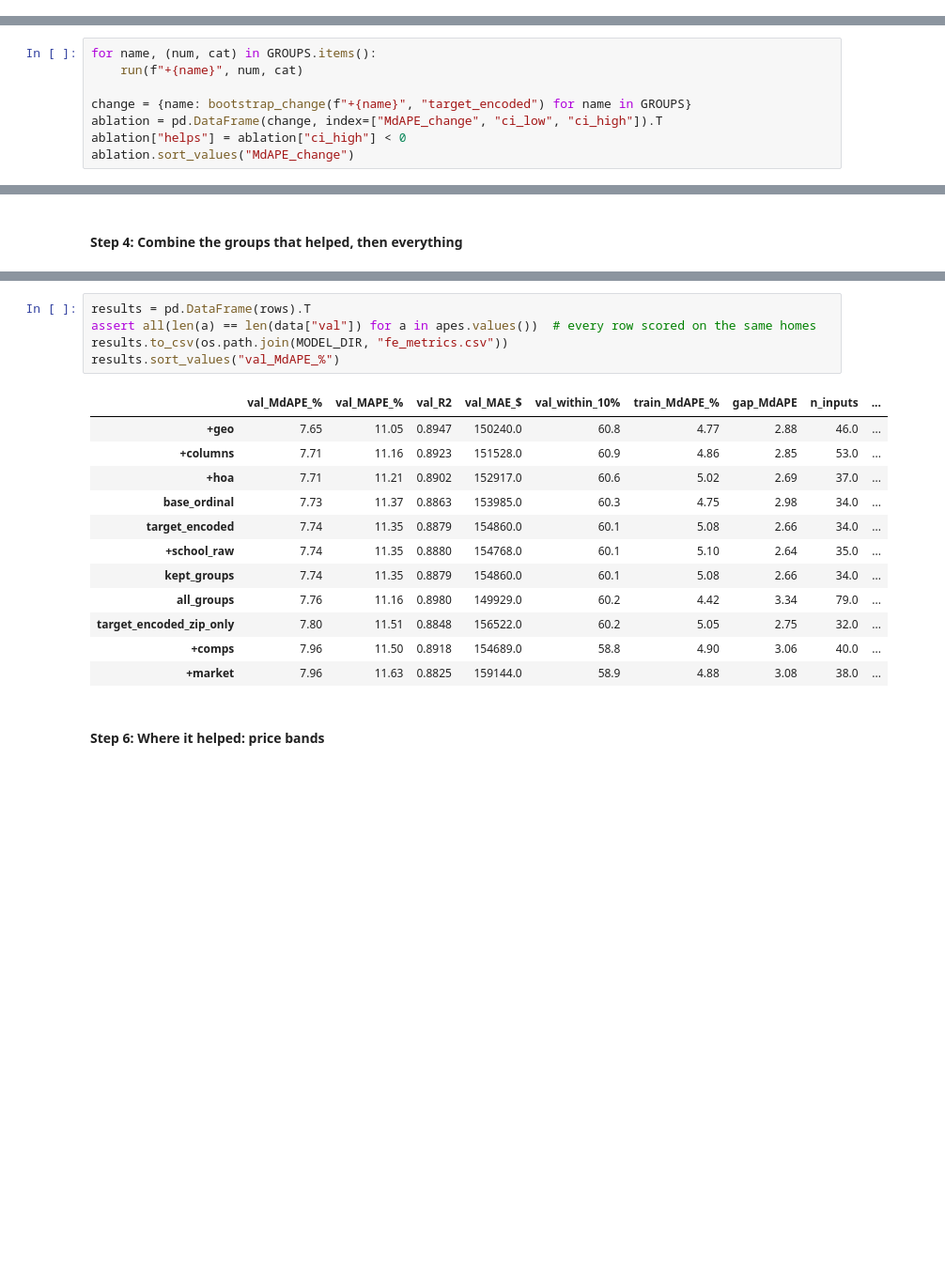
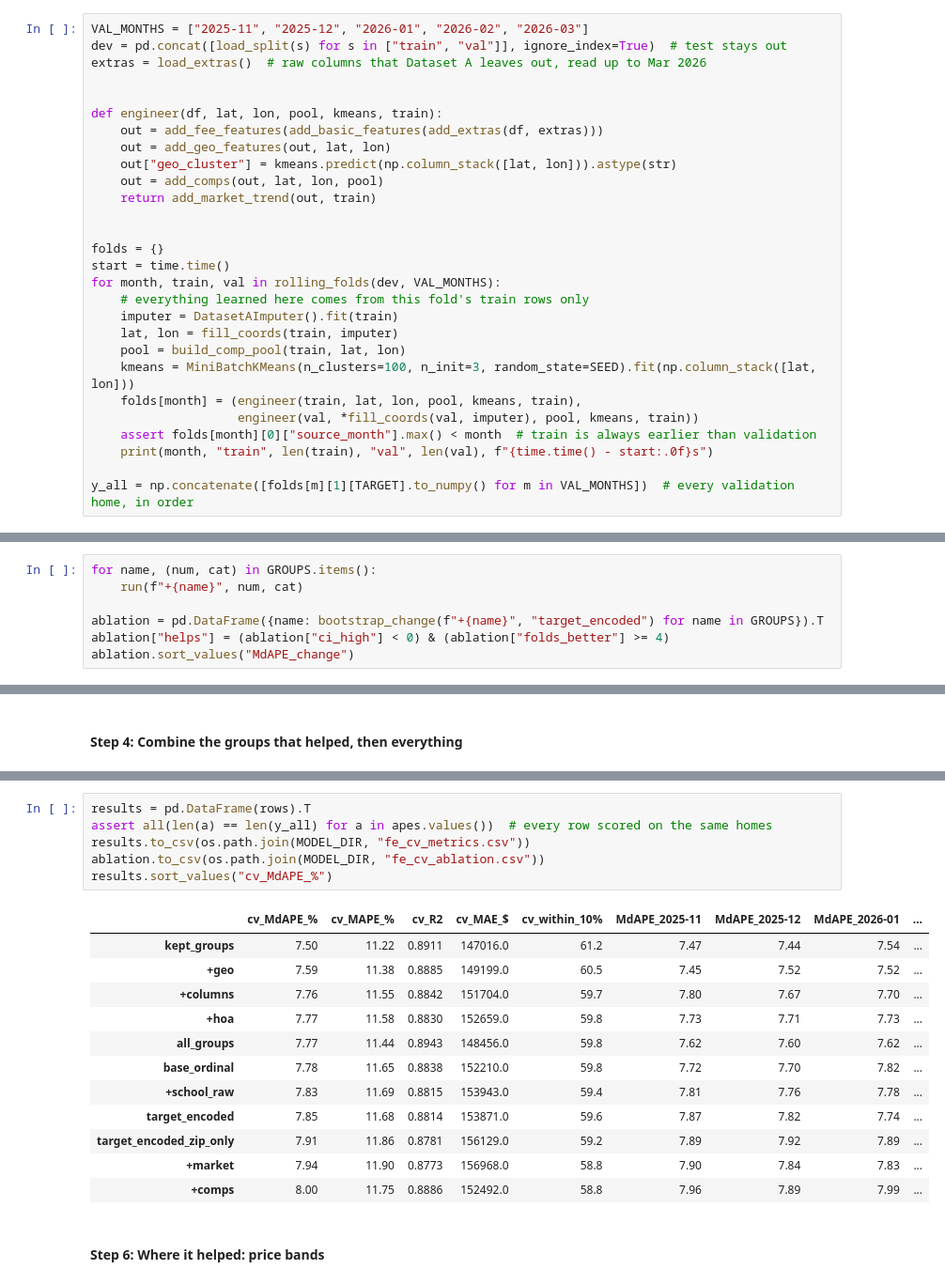
Before and after one commit to eemilycchen/IDX-Exchange-Data-Science, a Jupyter notebook: 05_feature_engineering.ipynb, the cells around one changed output, grey strips where cells are left out. Shown at 94% size. Saved outputs shown, nothing was run; the diff lists cells and outputs as text; blank space fills up the shorter version.

```diff
--- a/05_feature_engineering.ipynb
+++ b/05_feature_engineering.ipynb
@@ -64,0 +44,28 @@ print(f"{time.time() - start:.0f}s", {s: d.shape for s, d in data.items()})
+# %%
+VAL_MONTHS = ["2025-11", "2025-12", "2026-01", "2026-02", "2026-03"]
+dev = pd.concat([load_split(s) for s in ["train", "val"]], ignore_index=True)  # test stays out
+extras = load_extras()  # raw columns that Dataset A leaves out, read up to Mar 2026
+
+
+def engineer(df, lat, lon, pool, kmeans, train):
+    out = add_fee_features(add_basic_features(add_extras(df, extras)))
+    out = add_geo_features(out, lat, lon)
+    out["geo_cluster"] = kmeans.predict(np.column_stack([lat, lon])).astype(str)
+    out = add_comps(out, lat, lon, pool)
+    return add_market_trend(out, train)
+
+
+folds = {}
+start = time.time()
+for month, train, val in rolling_folds(dev, VAL_MONTHS):
+    # everything learned here comes from this fold's train rows only
+    imputer = DatasetAImputer().fit(train)
+    lat, lon = fill_coords(train, imputer)
+    pool = build_comp_pool(train, lat, lon)
+    kmeans = MiniBatchKMeans(n_clusters=100, n_init=3, random_state=SEED).fit(np.column_stack([lat, lon]))
+    folds[month] = (engineer(train, lat, lon, pool, kmeans, train),
+                    engineer(val, *fill_coords(val, imputer), pool, kmeans, train))
+    assert folds[month][0]["source_month"].max() < month  # train is always earlier than validation
+    print(month, "train", len(train), "val", len(val), f"{time.time() - start:.0f}s")
+
+y_all = np.concatenate([folds[m][1][TARGET].to_numpy() for m in VAL_MONTHS])  # every validation home, in order
@@ -148,8 +177,7 @@ Each group is added to `target_encoded`, so all the new categoricals can be targ
 for name, (num, cat) in GROUPS.items():
     run(f"+{name}", num, cat)
 
-change = {name: bootstrap_change(f"+{name}", "target_encoded") for name in GROUPS}
-ablation = pd.DataFrame(change, index=["MdAPE_change", "ci_low", "ci_high"]).T
-ablation["helps"] = ablation["ci_high"] < 0
+ablation = pd.DataFrame({name: bootstrap_change(f"+{name}", "target_encoded") for name in GROUPS}).T
+ablation["helps"] = (ablation["ci_high"] < 0) & (ablation["folds_better"] >= 4)
 ablation.sort_values("MdAPE_change")
 # %% [output]
@@ -192,21 +217,22 @@ Validation only, same 11,412 homes on every row. `school_raw` is a stand-in: the
 # %%
 results = pd.DataFrame(rows).T
-assert all(len(a) == len(data["val"]) for a in apes.values())  # every row scored on the same homes
-results.to_csv(os.path.join(MODEL_DIR, "fe_metrics.csv"))
-results.sort_values("val_MdAPE_%")
+assert all(len(a) == len(y_all) for a in apes.values())  # every row scored on the same homes
+results.to_csv(os.path.join(MODEL_DIR, "fe_cv_metrics.csv"))
+ablation.to_csv(os.path.join(MODEL_DIR, "fe_cv_ablation.csv"))
+results.sort_values("cv_MdAPE_%")
 # %% [output]
-|  | val_MdAPE_% | val_MAPE_% | val_R2 | val_MAE_$ | val_within_10% | train_MdAPE_% | gap_MdAPE | n_inputs | ... |
-| +geo | 7.65 | 11.05 | 0.8947 | 150240.0 | 60.8 | 4.77 | 2.88 | 46.0 | ... |
-| +columns | 7.71 | 11.16 | 0.8923 | 151528.0 | 60.9 | 4.86 | 2.85 | 53.0 | ... |
-| +hoa | 7.71 | 11.21 | 0.8902 | 152917.0 | 60.6 | 5.02 | 2.69 | 37.0 | ... |
-| base_ordinal | 7.73 | 11.37 | 0.8863 | 153985.0 | 60.3 | 4.75 | 2.98 | 34.0 | ... |
-| target_encoded | 7.74 | 11.35 | 0.8879 | 154860.0 | 60.1 | 5.08 | 2.66 | 34.0 | ... |
-| +school_raw | 7.74 | 11.35 | 0.8880 | 154768.0 | 60.1 | 5.10 | 2.64 | 35.0 | ... |
-| kept_groups | 7.74 | 11.35 | 0.8879 | 154860.0 | 60.1 | 5.08 | 2.66 | 34.0 | ... |
-| all_groups | 7.76 | 11.16 | 0.8980 | 149929.0 | 60.2 | 4.42 | 3.34 | 79.0 | ... |
-| target_encoded_zip_only | 7.80 | 11.51 | 0.8848 | 156522.0 | 60.2 | 5.05 | 2.75 | 32.0 | ... |
-| +comps | 7.96 | 11.50 | 0.8918 | 154689.0 | 58.8 | 4.90 | 3.06 | 40.0 | ... |
-| +market | 7.96 | 11.63 | 0.8825 | 159144.0 | 58.9 | 4.88 | 3.08 | 38.0 | ... |
+|  | cv_MdAPE_% | cv_MAPE_% | cv_R2 | cv_MAE_$ | cv_within_10% | MdAPE_2025-11 | MdAPE_2025-12 | MdAPE_2026-01 | ... |
+| kept_groups | 7.50 | 11.22 | 0.8911 | 147016.0 | 61.2 | 7.47 | 7.44 | 7.54 | ... |
+| +geo | 7.59 | 11.38 | 0.8885 | 149199.0 | 60.5 | 7.45 | 7.52 | 7.52 | ... |
+| +columns | 7.76 | 11.55 | 0.8842 | 151704.0 | 59.7 | 7.80 | 7.67 | 7.70 | ... |
+| +hoa | 7.77 | 11.58 | 0.8830 | 152659.0 | 59.8 | 7.73 | 7.71 | 7.73 | ... |
+| all_groups | 7.77 | 11.44 | 0.8943 | 148456.0 | 59.8 | 7.62 | 7.60 | 7.62 | ... |
+| base_ordinal | 7.78 | 11.65 | 0.8838 | 152210.0 | 59.8 | 7.72 | 7.70 | 7.82 | ... |
+| +school_raw | 7.83 | 11.69 | 0.8815 | 153943.0 | 59.4 | 7.81 | 7.76 | 7.78 | ... |
+| target_encoded | 7.85 | 11.68 | 0.8814 | 153871.0 | 59.6 | 7.87 | 7.82 | 7.74 | ... |
+| target_encoded_zip_only | 7.91 | 11.86 | 0.8781 | 156129.0 | 59.2 | 7.89 | 7.92 | 7.89 | ... |
+| +market | 7.94 | 11.90 | 0.8773 | 156968.0 | 58.8 | 7.90 | 7.84 | 7.83 | ... |
+| +comps | 8.00 | 11.75 | 0.8886 | 152492.0 | 58.8 | 7.96 | 7.89 | 7.99 | ... |
 # %% [markdown]
 #### Step 6: Where it helped: price bands
 # %%
```
Also changed, not shown: parts of 16 cells of this notebook.
